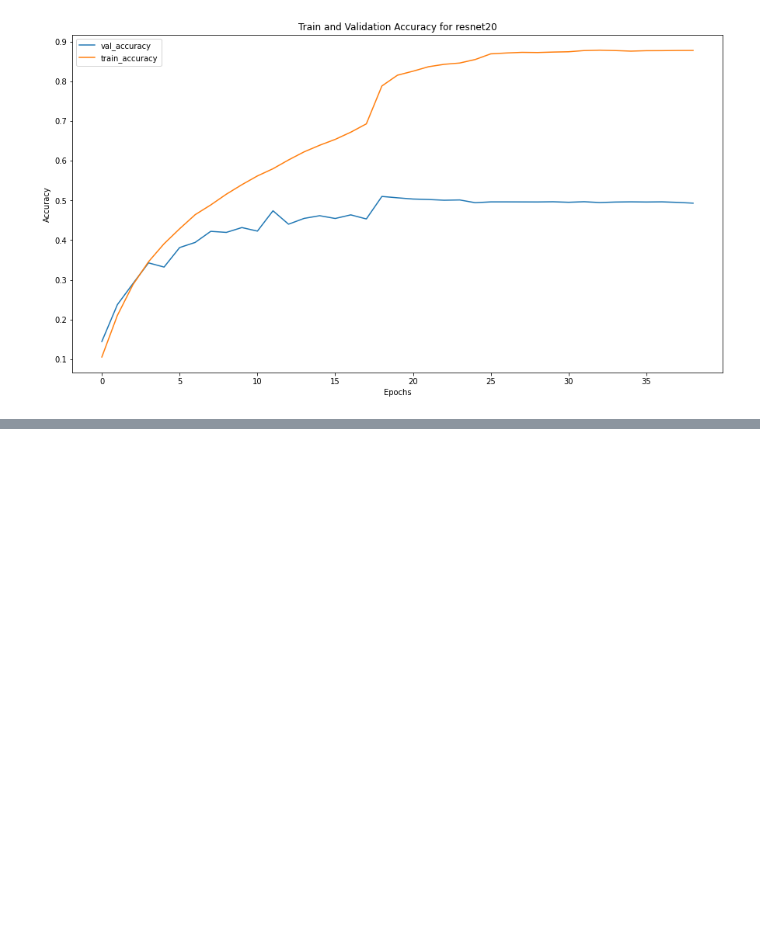
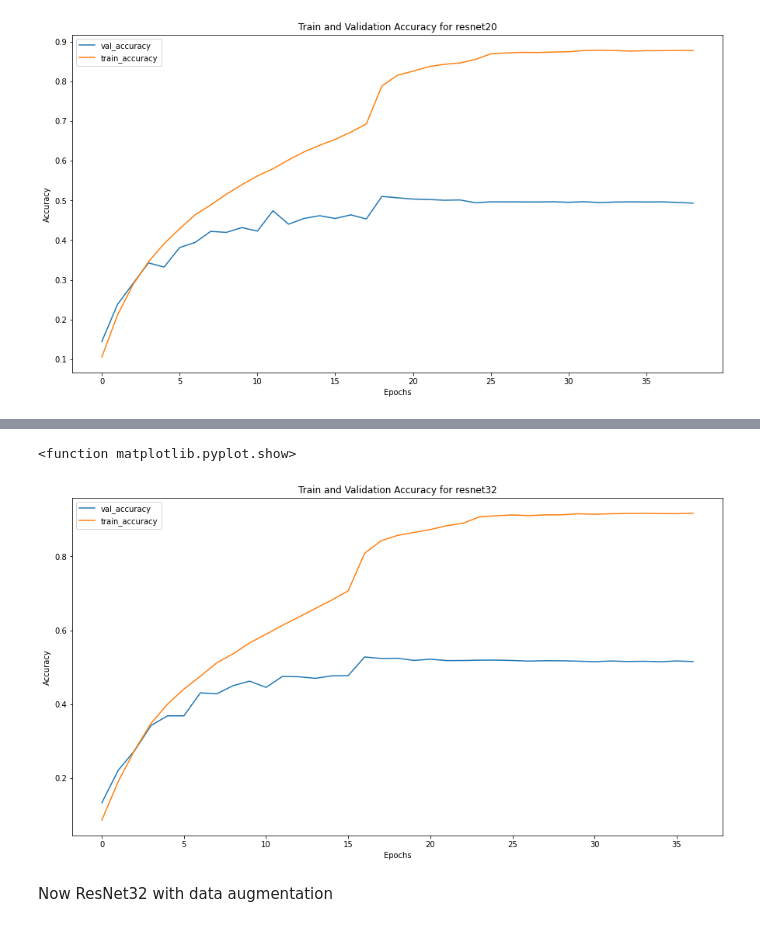
Before and after one commit to malloyca/CSC581B, a Jupyter notebook: Final Project/resnet.ipynb, the cells around one changed output, grey strips where cells are left out. Drawn from its saved outputs; the diff is of its cells as text; code cells hidden in the pictures; blank space fills up the shorter version.

```diff
--- a/Final Project/resnet.ipynb
+++ b/Final Project/resnet.ipynb
@@ -535,0 +608,14 @@ plt.show
+# %%
+plt.figure(figsize=(15,8))
+plt.title(f"Train and Validation Accuracy for {model_32.name}")
+plt.plot(val_accuracy_32, label="val_accuracy")
+plt.plot(train_accuracy_32, label="train_accuracy")
+plt.xlabel("Epochs")
+plt.ylabel("Accuracy")
+plt.legend()
+plt.show
+# %% [output]
+<function matplotlib.pyplot.show>
+[figure, added]
+# %% [markdown]
+Now ResNet32 with data augmentation
```
Also changed, not shown: parts of 28 cells of this notebook.
